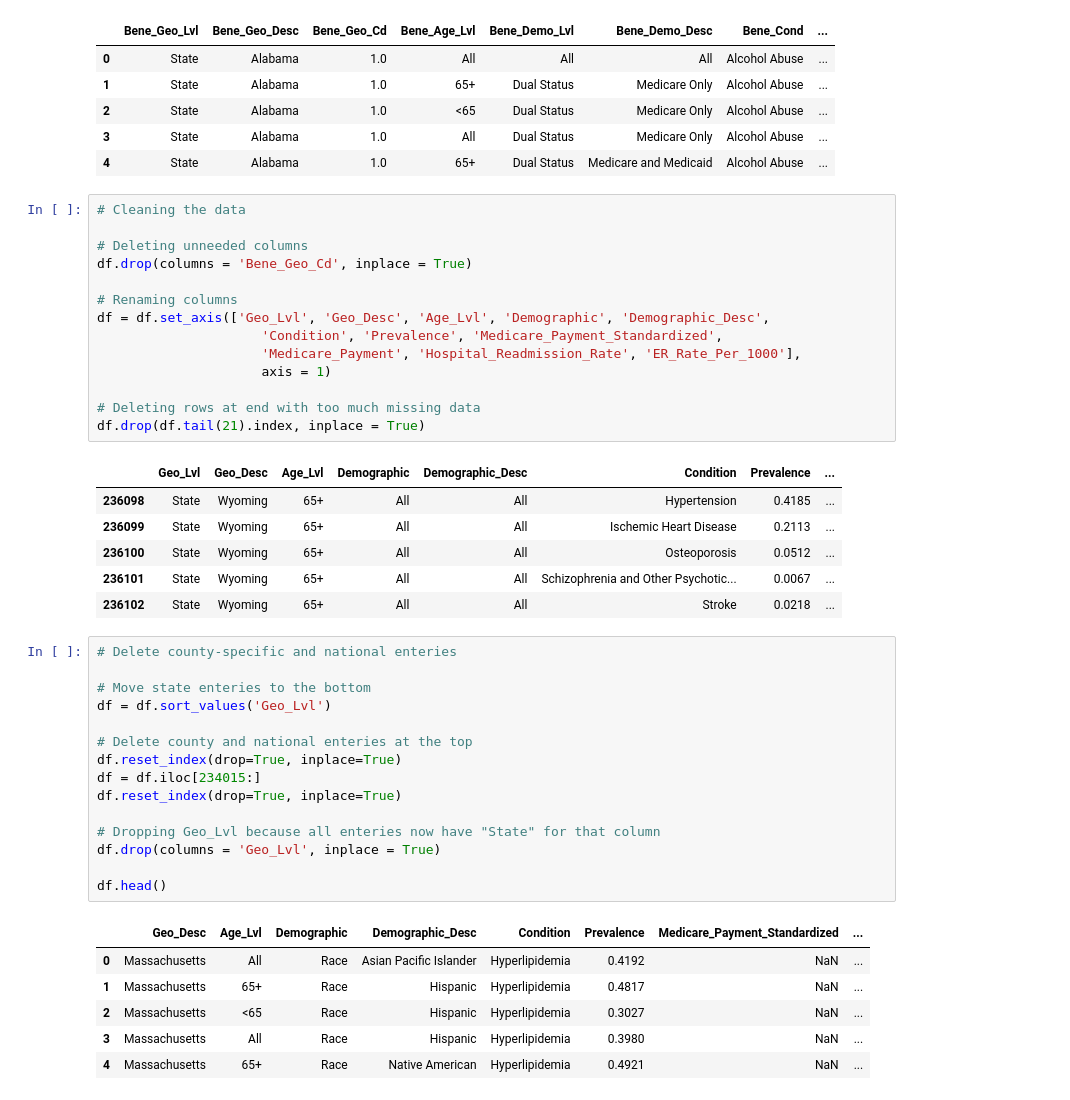
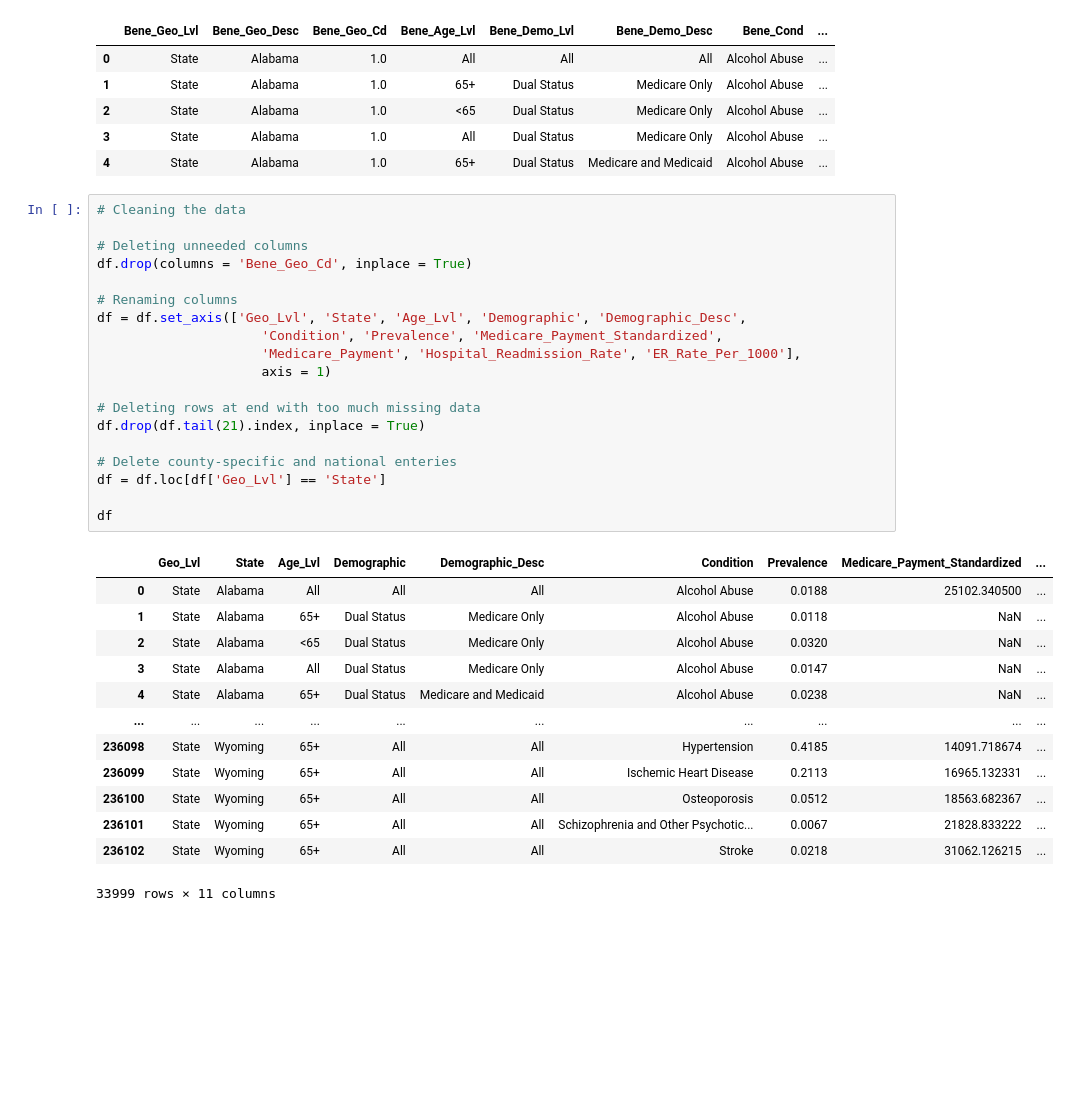
Before and after one commit to wrenp03/chronicillnesspredictor, a Jupyter notebook: main.ipynb, the cells around one changed output. Drawn from its saved outputs; the diff is of its cells as text; blank space fills up the shorter version.

```diff
--- a/main.ipynb
+++ b/main.ipynb
@@ -27,43 +27,33 @@ df.head()
 # %%
 # Cleaning the data
 
 # Deleting unneeded columns
 df.drop(columns = 'Bene_Geo_Cd', inplace = True)
 
 # Renaming columns
-df = df.set_axis(['Geo_Lvl', 'Geo_Desc', 'Age_Lvl', 'Demographic', 'Demographic_Desc',
+df = df.set_axis(['Geo_Lvl', 'State', 'Age_Lvl', 'Demographic', 'Demographic_Desc',
                      'Condition', 'Prevalence', 'Medicare_Payment_Standardized',
                      'Medicare_Payment', 'Hospital_Readmission_Rate', 'ER_Rate_Per_1000'],
                      axis = 1)
 
 # Deleting rows at end with too much missing data
 df.drop(df.tail(21).index, inplace = True)
+
+# Delete county-specific and national enteries
+df = df.loc[df['Geo_Lvl'] == 'State']
+
+df
 # %% [output]
-|  | Geo_Lvl | Geo_Desc | Age_Lvl | Demographic | Demographic_Desc | Condition | Prevalence | ... |
-| 236098 | State | Wyoming | 65+ | All | All | Hypertension | 0.4185 | ... |
-| 236099 | State | Wyoming | 65+ | All | All | Ischemic Heart Disease | 0.2113 | ... |
-| 236100 | State | Wyoming | 65+ | All | All | Osteoporosis | 0.0512 | ... |
-| 236101 | State | Wyoming | 65+ | All | All | Schizophrenia and Other Psychotic... | 0.0067 | ... |
-| 236102 | State | Wyoming | 65+ | All | All | Stroke | 0.0218 | ... |
+|  | Geo_Lvl | State | Age_Lvl | Demographic | Demographic_Desc | Condition | Prevalence | Medicare_Payment_Standardized | ... |
+| 0 | State | Alabama | All | All | All | Alcohol Abuse | 0.0188 | 25102.340500 | ... |
+| 1 | State | Alabama | 65+ | Dual Status | Medicare Only | Alcohol Abuse | 0.0118 | NaN | ... |
+| 2 | State | Alabama | <65 | Dual Status | Medicare Only | Alcohol Abuse | 0.0320 | NaN | ... |
+| 3 | State | Alabama | All | Dual Status | Medicare Only | Alcohol Abuse | 0.0147 | NaN | ... |
+| 4 | State | Alabama | 65+ | Dual Status | Medicare and Medicaid | Alcohol Abuse | 0.0238 | NaN | ... |
+| ... | ... | ... | ... | ... | ... | ... | ... | ... | ... |
+| 236098 | State | Wyoming | 65+ | All | All | Hypertension | 0.4185 | 14091.718674 | ... |
+| 236099 | State | Wyoming | 65+ | All | All | Ischemic Heart Disease | 0.2113 | 16965.132331 | ... |
+| 236100 | State | Wyoming | 65+ | All | All | Osteoporosis | 0.0512 | 18563.682367 | ... |
+| 236101 | State | Wyoming | 65+ | All | All | Schizophrenia and Other Psychotic... | 0.0067 | 21828.833222 | ... |
+| 236102 | State | Wyoming | 65+ | All | All | Stroke | 0.0218 | 31062.126215 | ... |
+33999 rows × 11 columns
-# %%
-# Delete county-specific and national enteries
-
-# Move state enteries to the bottom
-df = df.sort_values('Geo_Lvl')
-
-# Delete county and national enteries at the top
-df.reset_index(drop=True, inplace=True)
-df = df.iloc[234015:]
-df.reset_index(drop=True, inplace=True)
-
-# Dropping Geo_Lvl because all enteries now have "State" for that column
-df.drop(columns = 'Geo_Lvl', inplace = True)
-
-df.head()
-# %% [output]
-|  | Geo_Desc | Age_Lvl | Demographic | Demographic_Desc | Condition | Prevalence | Medicare_Payment_Standardized | ... |
-| 0 | Massachusetts | All | Race | Asian Pacific Islander | Hyperlipidemia | 0.4192 | NaN | ... |
-| 1 | Massachusetts | 65+ | Race | Hispanic | Hyperlipidemia | 0.4817 | NaN | ... |
-| 2 | Massachusetts | <65 | Race | Hispanic | Hyperlipidemia | 0.3027 | NaN | ... |
-| 3 | Massachusetts | All | Race | Hispanic | Hyperlipidemia | 0.3980 | NaN | ... |
-| 4 | Massachusetts | 65+ | Race | Native American | Hyperlipidemia | 0.4921 | NaN | ... |
```
Also changed, not shown: parts of 6 cells of this notebook.
